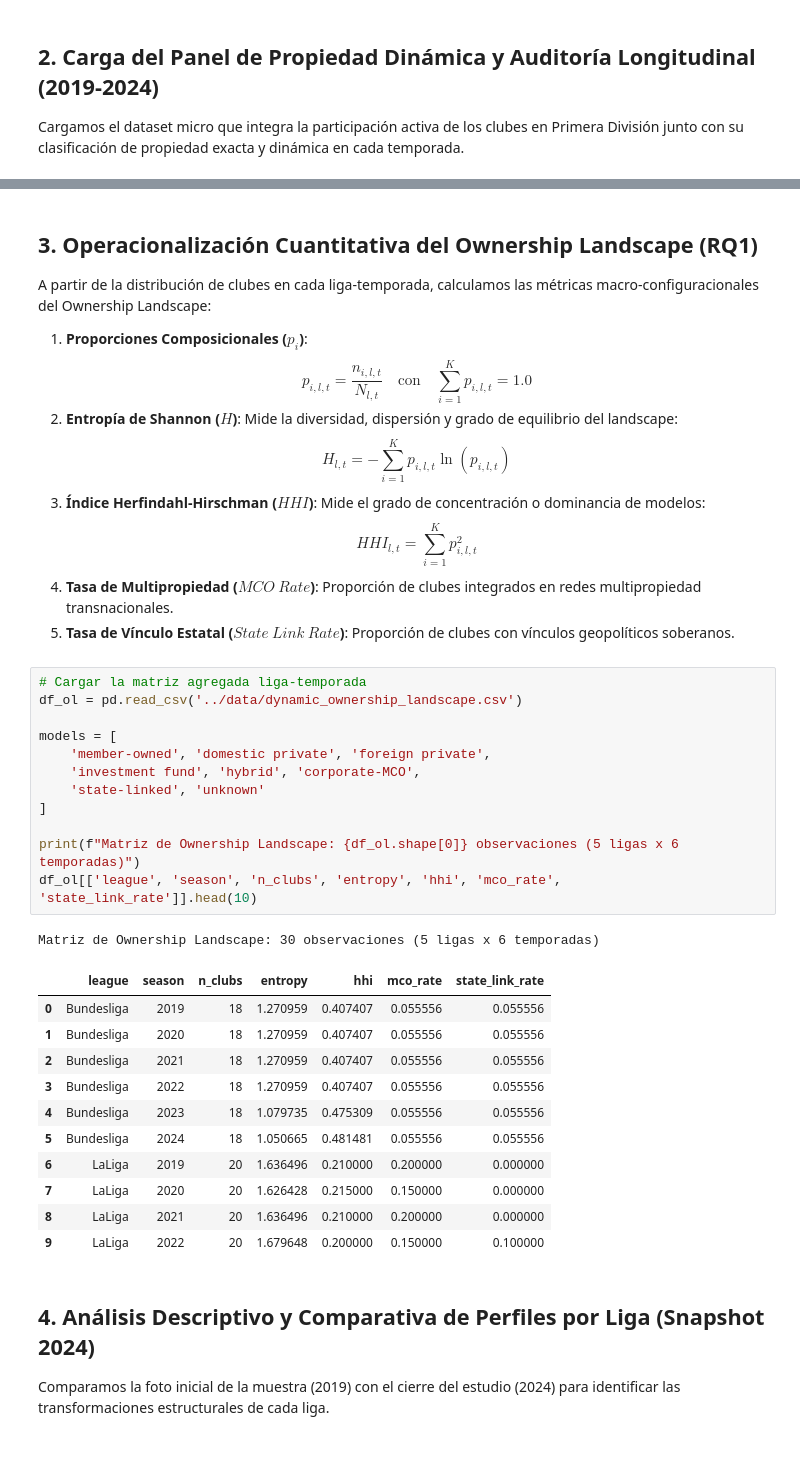
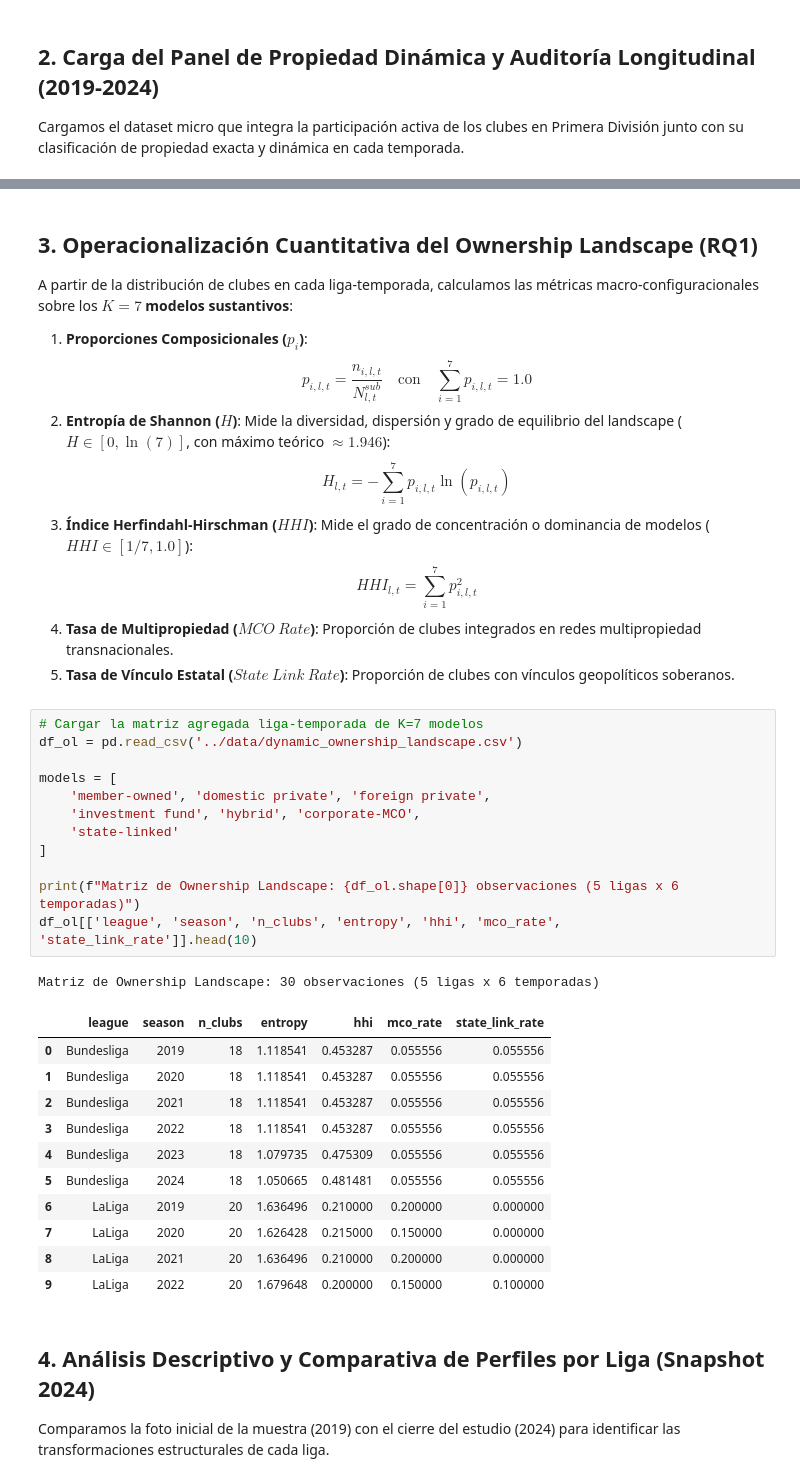
Before and after one commit to Vacek-Ace/OwnershipLandscape, a Jupyter notebook: notebooks/Analisis_Ownership_Landscape_Dinamico.ipynb, the cells around one changed output, grey strips where cells are left out. Saved outputs shown, nothing was run; the diff lists cells and outputs as text; blank space fills up the shorter version.

```diff
--- a/notebooks/Analisis_Ownership_Landscape_Dinamico.ipynb
+++ b/notebooks/Analisis_Ownership_Landscape_Dinamico.ipynb
@@ -102,35 +156,35 @@ Ligas incluidas: ['Bundesliga', 'LaLiga', 'Ligue 1', 'Premier League', 'Serie A'
 # %% [markdown]
 ## 3. Operacionalización Cuantitativa del Ownership Landscape (RQ1)
 
-A partir de la distribución de clubes en cada liga-temporada, calculamos las métricas macro-configuracionales del Ownership Landscape:
+A partir de la distribución de clubes en cada liga-temporada, calculamos las métricas macro-configuracionales sobre los **$K=7$ modelos sustantivos**:
 
 1. **Proporciones Composicionales ($p_i$)**:
-   $$p_{i,l,t} = \frac{n_{i,l,t}}{N_{l,t}} \quad \text{con} \quad \sum_{i=1}^K p_{i,l,t} = 1.0$$
-2. **Entropía de Shannon ($H$)**: Mide la diversidad, dispersión y grado de equilibrio del landscape:
-   $$H_{l,t} = - \sum_{i=1}^K p_{i,l,t} \ln(p_{i,l,t})$$
-3. **Índice Herfindahl-Hirschman ($HHI$)**: Mide el grado de concentración o dominancia de modelos:
-   $$HHI_{l,t} = \sum_{i=1}^K p_{i,l,t}^2$$
+   $$p_{i,l,t} = \frac{n_{i,l,t}}{N_{l,t}^{sub}} \quad \text{con} \quad \sum_{i=1}^7 p_{i,l,t} = 1.0$$
+2. **Entropía de Shannon ($H$)**: Mide la diversidad, dispersión y grado de equilibrio del landscape ($H \in [0, \ln(7)]$, con máximo teórico $\approx 1.946$):
+   $$H_{l,t} = - \sum_{i=1}^7 p_{i,l,t} \ln(p_{i,l,t})$$
+3. **Índice Herfindahl-Hirschman ($HHI$)**: Mide el grado de concentración o dominancia de modelos ($HHI \in [1/7, 1.0]$):
+   $$HHI_{l,t} = \sum_{i=1}^7 p_{i,l,t}^2$$
 4. **Tasa de Multipropiedad ($MCO\ Rate$)**: Proporción de clubes integrados en redes multipropiedad transnacionales.
 5. **Tasa de Vínculo Estatal ($State\ Link\ Rate$)**: Proporción de clubes con vínculos geopolíticos soberanos.
 # %%
-# Cargar la matriz agregada liga-temporada
+# Cargar la matriz agregada liga-temporada de K=7 modelos
 df_ol = pd.read_csv('../data/dynamic_ownership_landscape.csv')
 
 models = [
     'member-owned', 'domestic private', 'foreign private',
     'investment fund', 'hybrid', 'corporate-MCO',
-    'state-linked', 'unknown'
+    'state-linked'
 ]
 
 print(f"Matriz de Ownership Landscape: {df_ol.shape[0]} observaciones (5 ligas x 6 temporadas)")
 df_ol[['league', 'season', 'n_clubs', 'entropy', 'hhi', 'mco_rate', 'state_link_rate']].head(10)
 # %% [output]
 Matriz de Ownership Landscape: 30 observaciones (5 ligas x 6 temporadas)
 |  | league | season | n_clubs | entropy | hhi | mco_rate | state_link_rate |
-| 0 | Bundesliga | 2019 | 18 | 1.270959 | 0.407407 | 0.055556 | 0.055556 |
-| 1 | Bundesliga | 2020 | 18 | 1.270959 | 0.407407 | 0.055556 | 0.055556 |
-| 2 | Bundesliga | 2021 | 18 | 1.270959 | 0.407407 | 0.055556 | 0.055556 |
-| 3 | Bundesliga | 2022 | 18 | 1.270959 | 0.407407 | 0.055556 | 0.055556 |
+| 0 | Bundesliga | 2019 | 18 | 1.118541 | 0.453287 | 0.055556 | 0.055556 |
+| 1 | Bundesliga | 2020 | 18 | 1.118541 | 0.453287 | 0.055556 | 0.055556 |
+| 2 | Bundesliga | 2021 | 18 | 1.118541 | 0.453287 | 0.055556 | 0.055556 |
+| 3 | Bundesliga | 2022 | 18 | 1.118541 | 0.453287 | 0.055556 | 0.055556 |
 | 4 | Bundesliga | 2023 | 18 | 1.079735 | 0.475309 | 0.055556 | 0.055556 |
 | 5 | Bundesliga | 2024 | 18 | 1.050665 | 0.481481 | 0.055556 | 0.055556 |
 | 6 | LaLiga | 2019 | 20 | 1.636496 | 0.210000 | 0.200000 | 0.000000 |
```
Also changed, not shown: parts of 23 cells of this notebook, 21 other files.
